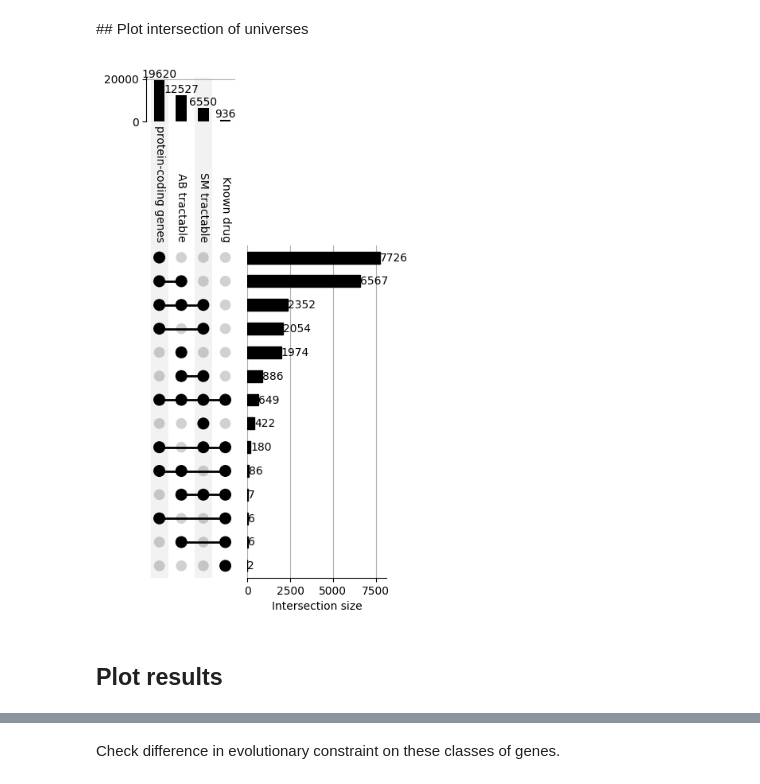
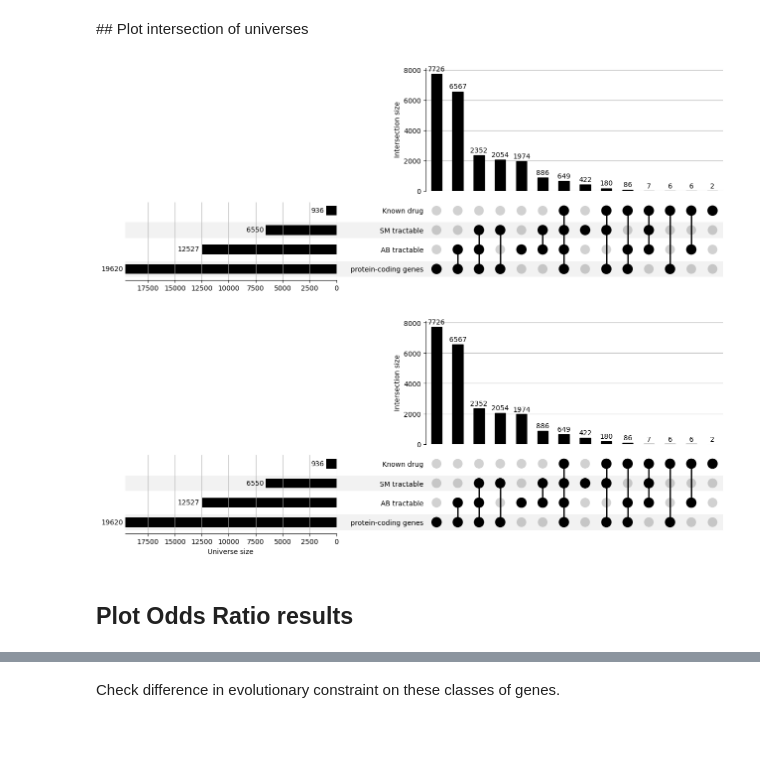
Before and after one commit to emdann/sc_target_evidence, a Jupyter notebook: analysis/OR_association_analysis.ipynb, the cells around one changed output, grey strips where cells are left out. Cells and saved outputs as stored; diff of their text form; code cells hidden in the pictures; blank space fills up the shorter version.

Commit message:
update analysis

```diff
--- a/analysis/OR_association_analysis.ipynb
+++ b/analysis/OR_association_analysis.ipynb
@@ -385 +400,7 @@ Collect evidence and clinical status for all tested diseases.
+# %%
+# Find disease cell specific genes recovered in tissue analysis
+targets_evidence_all['disease_evidence_tissue'] = np.where(
+    (targets_evidence_all['bulk_disease_evidence'] == 1) & (targets_evidence_all['disease_evidence'] == 0),
+    0,
+    targets_evidence_all['bulk_disease_evidence'])
 # %%
@@ -508,28 +743,33 @@ ggsave_figdir('OR_HVGs', height=3, width=13)
 # %%
 upset_dict = {'protein-coding genes':universe_dict['protein_coding_targets'],
     'SM tractable':universe_dict['sm_tractable_targets'],
     'AB tractable':universe_dict['ab_tractable_targets'],
      'Known drug':OT_targets_df[(OT_targets_df['disease_ontology_id'].isin(targets_evidence_all.disease_ontology_id.unique())) & (OT_targets_df.known_drug > 0)].gene_id.unique().tolist()
 #      'All OT targets': OT_targets_df[OT_targets_df['disease_ontology_id'].isin(targets_evidence_all.disease_ontology_id.unique())].gene_id.unique().tolist()
     }
 # for k,v in annos_ensids.items():
 #     upset_dict[k] = v
 target_universe_upset = upsetplot.from_contents(upset_dict)
 
 with plt.rc_context({'figure.figsize':[20,10]}):
     pl = upsetplot.UpSet(
         target_universe_upset,
-        orientation='vertical',
+        orientation='horizontal',
         show_counts = '{:d}',
         sort_categories_by='cardinality',
         sort_by='cardinality',
-        element_size=28
+        element_size=40,
+        totals_plot_elements=10
     )
-    pl.plot()
+    plt_res = pl.plot()
+    plt_res["totals"].set_xlabel("Universe size")
     plt.savefig(figdir + 'upset_gene_universe.png')
     plt.savefig(figdir + 'upset_gene_universe.pdf')
+
+    plt.show()
 # %% [output]
-[figure, old version]
+[figure, new version]
+[figure, added]
 # %% [markdown]
-## Plot results
+## Plot Odds Ratio results
 # %%
```
Also changed, not shown: parts of 166 cells of this notebook, 4 other files.
